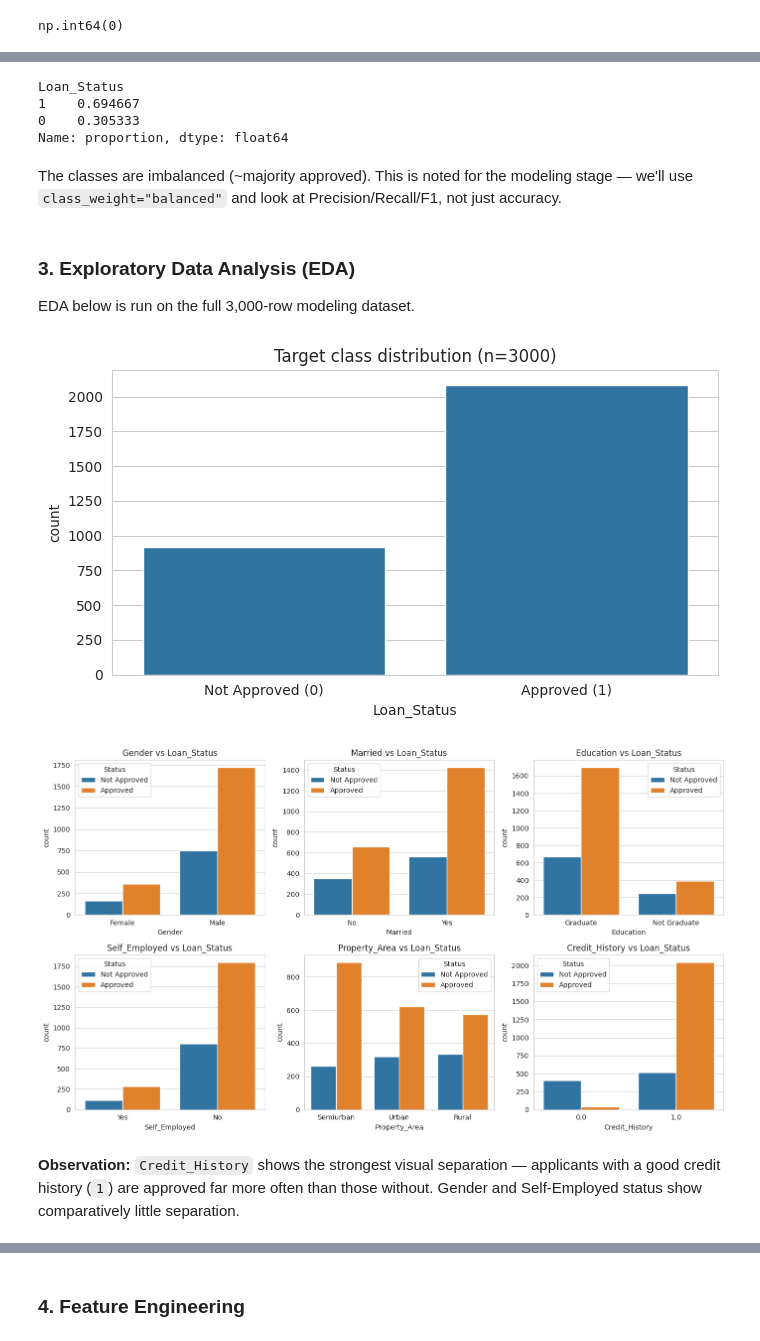
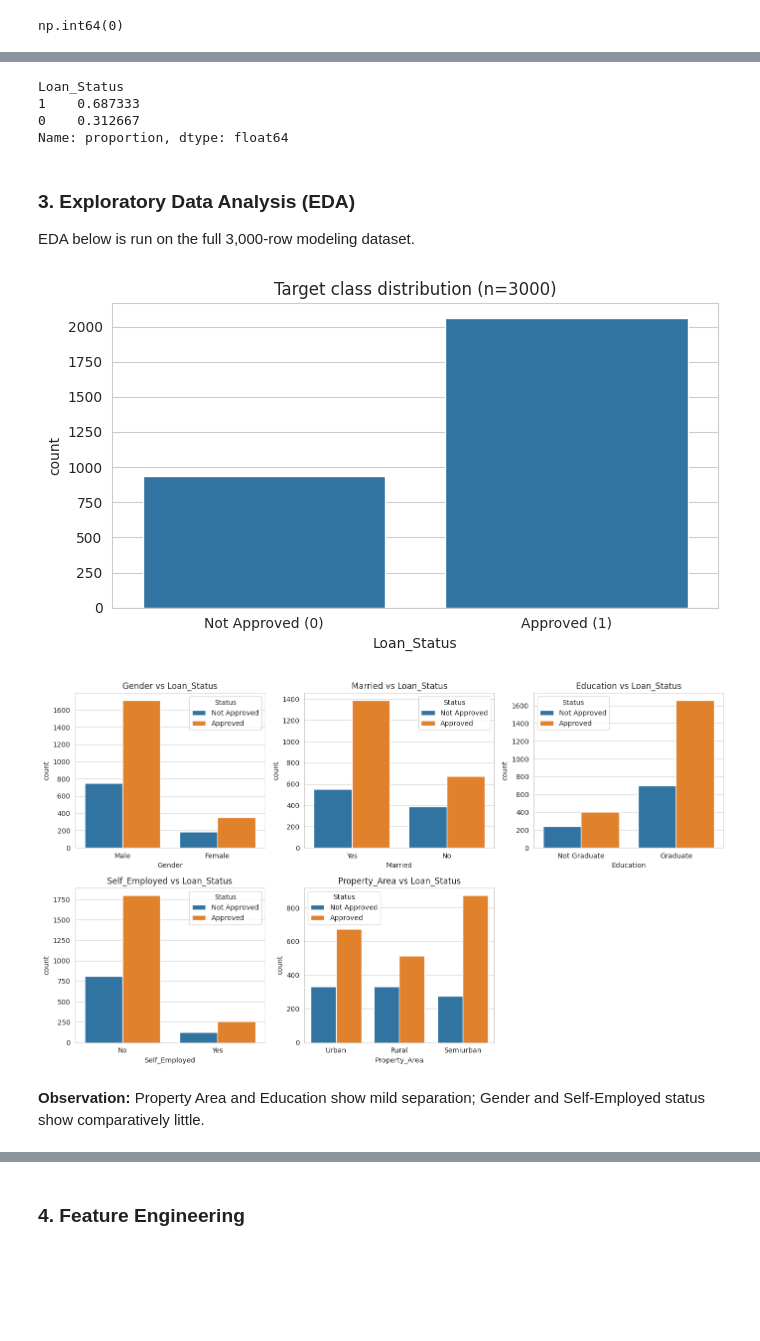
Before and after one commit to Vasu-Dev-arch/loan-approval-prediction, a Jupyter notebook: Loan_Approval_Prediction.ipynb, the cells around one changed output, grey strips where cells are left out. Saved outputs shown, nothing was run; the diff lists cells and outputs as text; code cells hidden in the pictures; blank space fills up the shorter version.

```diff
--- a/Loan_Approval_Prediction.ipynb
+++ b/Loan_Approval_Prediction.ipynb
@@ -90,6 +94,6 @@ Missing-value strategy:
 # %%
 df_clean = df_raw.copy()
-cat_impute_cols = ["Gender", "Married", "Dependents", "Self_Employed", "Credit_History"]
+cat_impute_cols = ["Gender", "Married", "Dependents", "Self_Employed"]
 for col in cat_impute_cols:
     df_clean[col] = df_clean[col].fillna(df_clean[col].mode()[0])
 
@@ -97,6 +101,6 @@ num_impute_cols = ["LoanAmount", "Loan_Amount_Term"]
 for col in num_impute_cols:
     df_clean[col] = df_clean[col].fillna(df_clean[col].median())
 
-df_clean.isnull().sum().sum()  # should be 0
+df_clean[cat_impute_cols + num_impute_cols].isnull().sum().sum()  # should be 0
 # %% [output]
 np.int64(0)
@@ -102,0 +123,17 @@ np.int64(0)
+# %%
+rng = np.random.default_rng(42)
+
+
+def credit_history_to_cibil(ch, rng):
+    if pd.isna(ch):
+        return np.nan
+    mean, sd = (760, 65) if ch == 1 else (560, 85)
+    return int(np.clip(round(rng.normal(mean, sd)), 300, 900))
+
+
+df_clean["Cibil_Score"] = [credit_history_to_cibil(ch, rng) for ch in df_clean["Credit_History"]]
+df_clean.drop(columns=["Credit_History"], inplace=True)
+
+print("Missing Cibil_Score before imputation:", df_clean["Cibil_Score"].isna().sum())
+df_clean["Cibil_Score"] = df_clean["Cibil_Score"].fillna(df_clean["Cibil_Score"].median())
+df_clean["Cibil_Score"].describe()
@@ -130,7 +175,6 @@ from sklearn.model_selection import train_test_split
 
 TARGET_TOTAL = 3000
 TEST_FRAC = 0.2
-rng = np.random.default_rng(42)
 
 real_train, real_test = train_test_split(
     df_clean, test_size=TEST_FRAC, random_state=42, stratify=df_clean["Loan_Status"]
@@ -146,15 +190,21 @@ def bootstrap_expand(real_subset, target_n, rng):
     n_needed = max(0, target_n - n_real)
     idx = rng.integers(0, n_real, size=n_needed)
     synth = real_subset.iloc[idx].reset_index(drop=True).copy()
-    for col in ["ApplicantIncome", "CoapplicantIncome", "LoanAmount"]:
+
+    for col, lo, hi in [("ApplicantIncome", 0, None), ("CoapplicantIncome", 0, None),
+                        ("LoanAmount", 1, None), ("Cibil_Score", 300, 900)]:
         factors = rng.uniform(0.85, 1.15, size=n_needed)
-        synth[col] = (synth[col].astype(float) * factors).round().astype(int).clip(lower=0)
+        vals = (synth[col].astype(float) * factors).round().astype(int)
+        vals = vals.clip(lower=lo, upper=hi) if hi is not None else vals.clip(lower=lo)
+        synth[col] = vals
+
     expanded = pd.concat([real_subset.reset_index(drop=True), synth], ignore_index=True)
     return expanded.sample(frac=1, random_state=42).reset_index(drop=True)
 
 
-train_expanded = bootstrap_expand(real_train, target_train_n, rng)
-test_expanded = bootstrap_expand(real_test, target_test_n, rng)
+rng2 = np.random.default_rng(43)
+train_expanded = bootstrap_expand(real_train, target_train_n, rng2)
+test_expanded = bootstrap_expand(real_test, target_test_n, rng2)
 train_expanded["split"] = "train"
 test_expanded["split"] = "test"
 
@@ -185,12 +235,9 @@ df["Loan_Status"] = df["Loan_Status"].map({"N": 0, "Y": 1})
 df["Loan_Status"].value_counts(normalize=True)
 # %% [output]
 Loan_Status
-1    0.694667
-0    0.305333
+1    0.687333
+0    0.312667
 Name: proportion, dtype: float64
-# %% [markdown]
-The classes are imbalanced (~majority approved). This is noted for the modeling stage — we'll
-use `class_weight="balanced"` and look at Precision/Recall/F1, not just accuracy.
 # %% [markdown]
 ### 3. Exploratory Data Analysis (EDA)
 EDA below is run on the full 3,000-row modeling dataset.
@@ -203,20 +250,20 @@ plt.tight_layout()
 plt.savefig("eda_target_distribution.png", dpi=120)
 plt.show()
 # %% [output]
-[figure, old version]
+[figure, new version]
 # %%
+cat_cols = ["Gender", "Married", "Education", "Self_Employed", "Property_Area"]
 fig, axes = plt.subplots(2, 3, figsize=(14, 8))
-cat_cols = ["Gender", "Married", "Education", "Self_Employed", "Property_Area", "Credit_History"]
 for ax, col in zip(axes.ravel(), cat_cols):
     sns.countplot(data=df, x=col, hue="Loan_Status", ax=ax)
     ax.set_title(f"{col} vs Loan_Status")
     ax.legend(title="Status", labels=["Not Approved", "Approved"])
+axes.ravel()[-1].axis("off")
 plt.tight_layout()
 plt.savefig("eda_categorical_vs_target.png", dpi=120)
 plt.show()
 # %% [output]
-[figure, old version]
+[figure, new version]
-# %% [markdown]
-**Observation:** `Credit_History` shows the strongest visual separation — applicants with a
-good credit history (`1`) are approved far more often than those without. Gender and
-Self-Employed status show comparatively little separation.
+# %% [markdown]
+**Observation:** Property Area and Education show mild separation; Gender and Self-Employed
+status show comparatively little.
```
Also changed, not shown: parts of 22 cells of this notebook, 5 other files.
